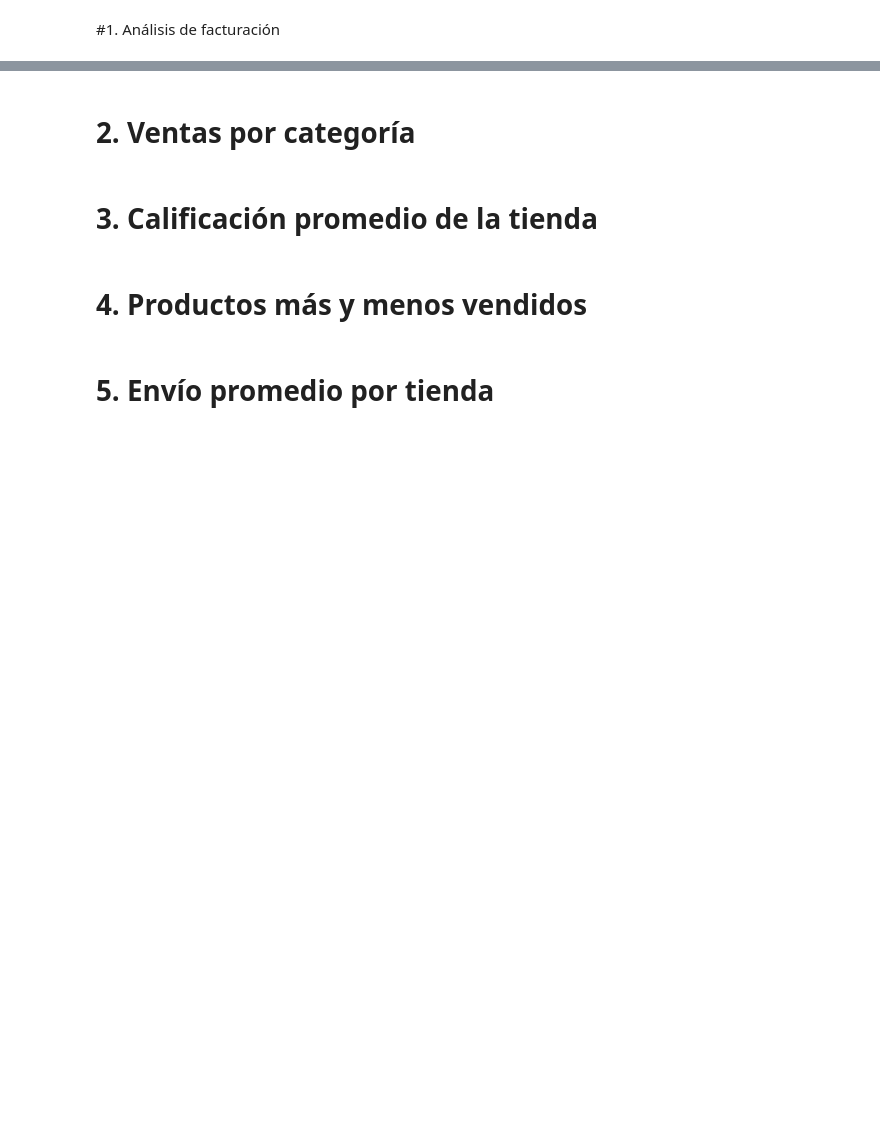
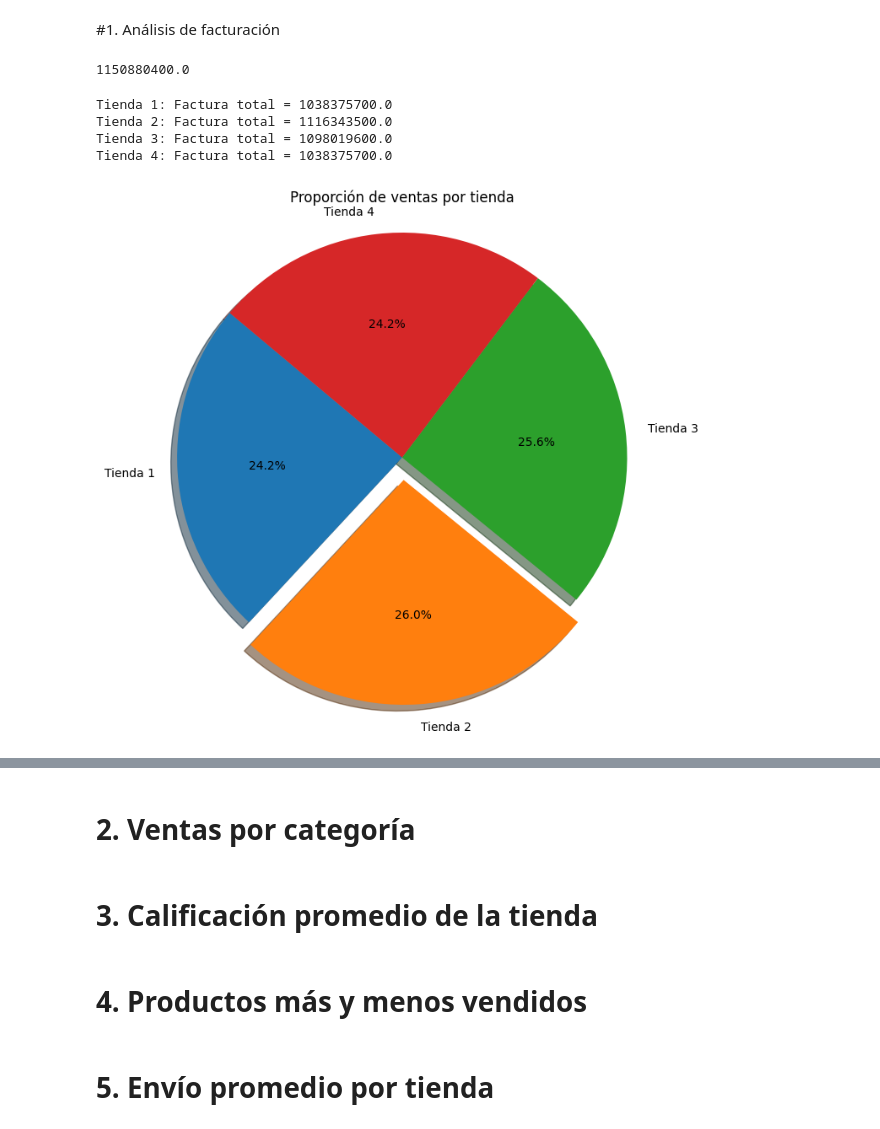
Before and after one commit to EnriqueRangel/AluraStoreLatamChallenge, a Jupyter notebook: AluraStoreLatam.ipynb, the cells around one changed output, grey strips where cells are left out. Cells and saved outputs as stored; diff of their text form; code cells hidden in the pictures; blank space fills up the shorter version.

```diff
--- a/AluraStoreLatam.ipynb
+++ b/AluraStoreLatam.ipynb
@@ -25,3 +25,43 @@ tienda.head()
 | 4 | Silla de oficina | Muebles | 335200.0 | 20200.0 | 07/11/2020 | Maria Alfonso | Medellín | ... |
 # %% [markdown]
 #1. Análisis de facturación
+# %%
+factura_total = tienda['Precio'].sum()
+print(factura_total)
+# %% [output]
+1150880400.0
+# %%
+import pandas as pd
+import matplotlib.pyplot as plt
+
+# Colocar tiendas en una lista
+tiendas = [tienda, tienda2, tienda3, tienda4]
+
+# Usar un for para calcular las facturas
+for i, tienda in enumerate(tiendas, start=1):
+    factura_total = tienda['Precio'].sum()
+    print(f"Tienda {i}: Factura total = {factura_total}")
+# %% [output]
+Tienda 1: Factura total = 1038375700.0
+Tienda 2: Factura total = 1116343500.0
+Tienda 3: Factura total = 1098019600.0
+Tienda 4: Factura total = 1038375700.0
+# %%
+nombres_tiendas = ['Tienda 1', 'Tienda 2', 'Tienda 3', 'Tienda 4']
+facturas_totales = [tienda['Precio'].sum() for tienda in tiendas]
+# %%
+explode = [0.1 if total == max(facturas_totales) else 0 for total in facturas_totales]
+# %%
+plt.figure(figsize=(8, 8))
+plt.pie(facturas_totales,
+        labels=nombres_tiendas,
+        autopct='%1.1f%%',
+        startangle=140,
+        explode=explode,
+        shadow=True)
+
+plt.title('Proporción de ventas por tienda')
+plt.axis('equal')  # Mantiene forma circular
+plt.show()
+# %% [output]
+[figure, added]
```
Also changed, not shown: parts of 1 cell of this notebook.
